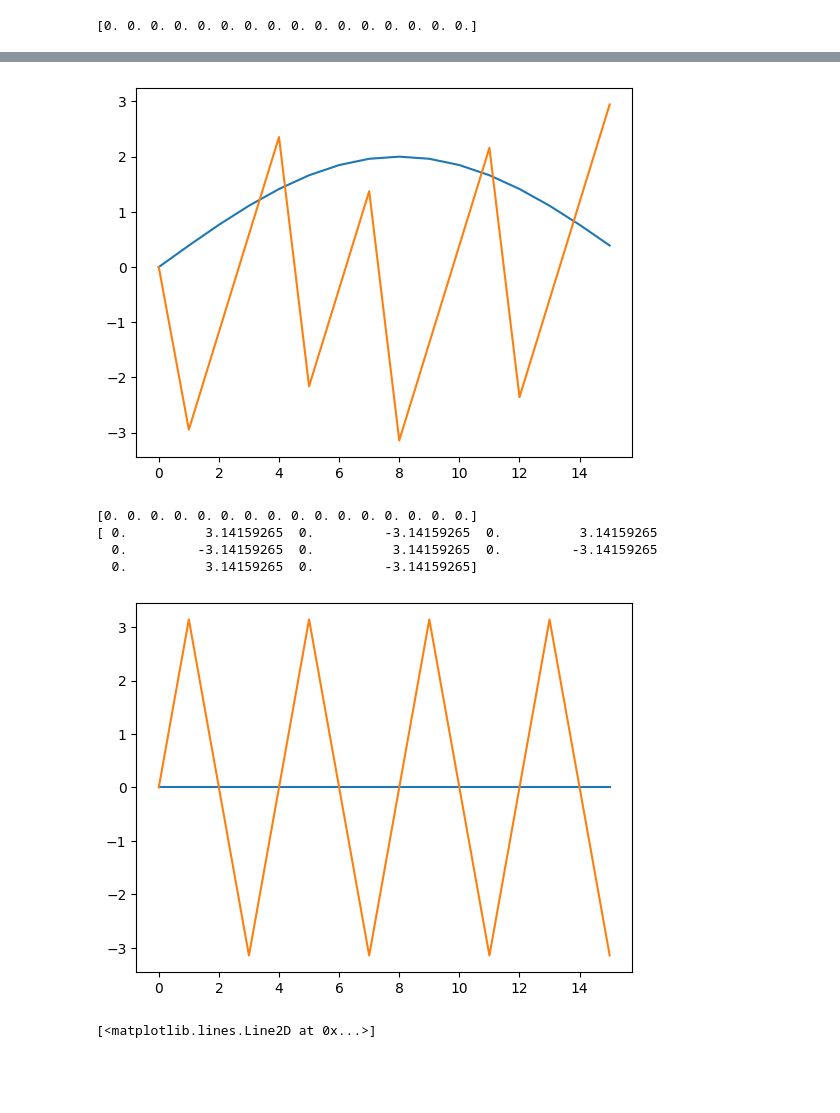
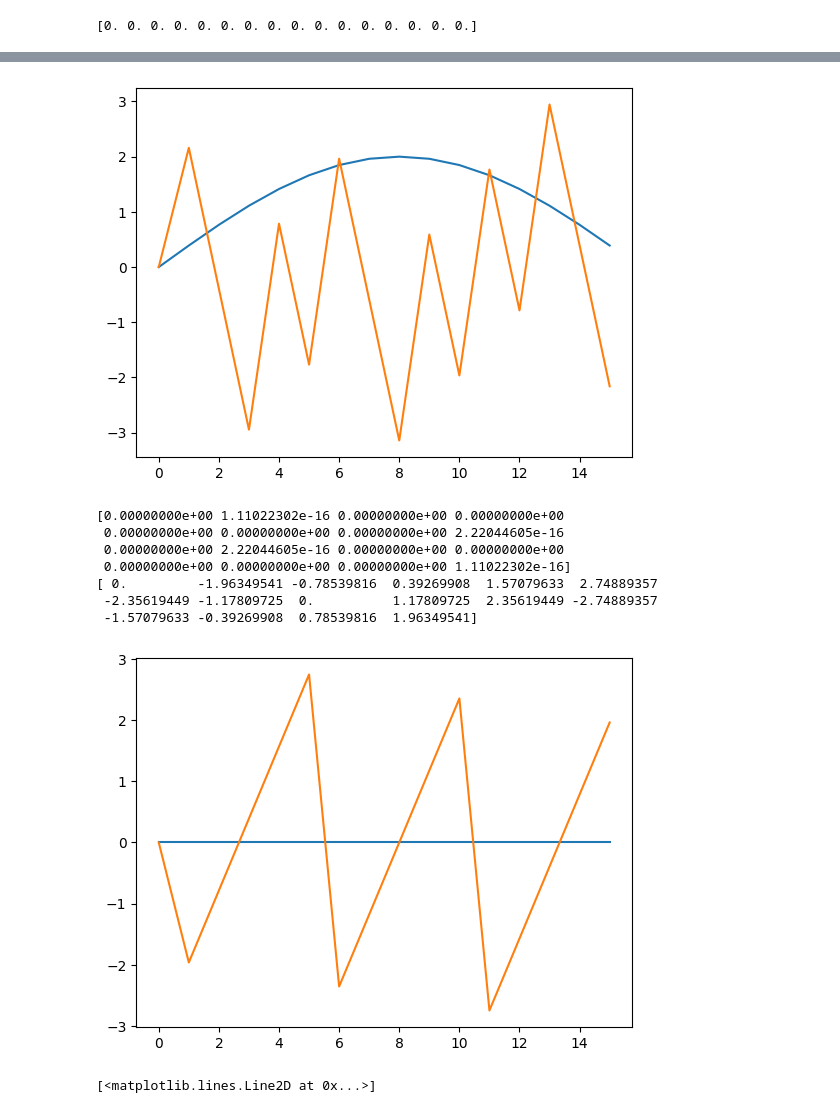
Before and after one commit to re1983/two-dimensional-Fourier-transform, a Jupyter notebook: 1dfft_test.ipynb, the cells around one changed output, grey strips where cells are left out. Drawn from its saved outputs; the diff is of its cells as text; code cells hidden in the pictures; blank space fills up the shorter version.

```diff
--- a/1dfft_test.ipynb
+++ b/1dfft_test.ipynb
@@ -78,6 +78,8 @@ Z[3] = 1
 # %% [output]
 [0. 0. 0. 0. 0. 0. 0. 0. 0. 0. 0. 0. 0. 0. 0. 0.]
 # %%
+import numpy as np
+import matplotlib.pyplot as plot
 Z = np.zeros((16, ))
 data = Z.copy()
 data[3] = 1
@@ -86,8 +88,8 @@ plot.plot(data)
 plot.show()
 
 new_data = Z.copy()
-new_data[11] = 1
-new_data[12] = -1
+new_data[6] = -1
+new_data[7] = 1
 plot.plot(new_data)
 plot.show()
 # # initial time period, final time period and phase angle
@@ -124,7 +126,7 @@ plot.show()
 abs_magnitude = np.abs(magnitude - new_magnitude)
 print(abs_magnitude)
 dif_phase = (phase - new_phase)
-print(abs_phase)
+print(dif_phase)
 
 # Plot the signal
 plot.plot(abs_magnitude)
@@ -133,7 +135,9 @@ plot.show()
 
 
 dif_imag = spectrum.imag - new_spectrum.imag
-ifft_spectrum = ifft(spectrum.real + 1j * dif_phase)
+ifft_spectrum = ifft(magnitude + new_spectrum.imag)
+# ifft_spectrum = ifft(spectrum.real + 1j * dif_phase)
 plot.plot(ifft_spectrum.real)
+# plot.plot(ifft_spectrum)
 # %% [output]
 [figure]
@@ -141,8 +145,11 @@ plot.plot(ifft_spectrum.real)
 [figure]
-[figure, old version]
+[figure, new version]
-[0. 0. 0. 0. 0. 0. 0. 0. 0. 0. 0. 0. 0. 0. 0. 0.]
-[ 0.          3.14159265  0.         -3.14159265  0.          3.14159265
-  0.         -3.14159265  0.          3.14159265  0.         -3.14159265
-  0.          3.14159265  0.         -3.14159265]
+[0.00000000e+00 1.11022302e-16 0.00000000e+00 0.00000000e+00
+ 0.00000000e+00 0.00000000e+00 0.00000000e+00 2.22044605e-16
+ 0.00000000e+00 2.22044605e-16 0.00000000e+00 0.00000000e+00
+ 0.00000000e+00 0.00000000e+00 0.00000000e+00 1.11022302e-16]
+[ 0.         -1.96349541 -0.78539816  0.39269908  1.57079633  2.74889357
+ -2.35619449 -1.17809725  0.          1.17809725  2.35619449 -2.74889357
+ -1.57079633 -0.39269908  0.78539816  1.96349541]
-[figure, old version]
+[figure, new version]
 [<matplotlib.lines.Line2D at 0x...>]
```
Also changed, not shown: parts of 1 cell of this notebook.
